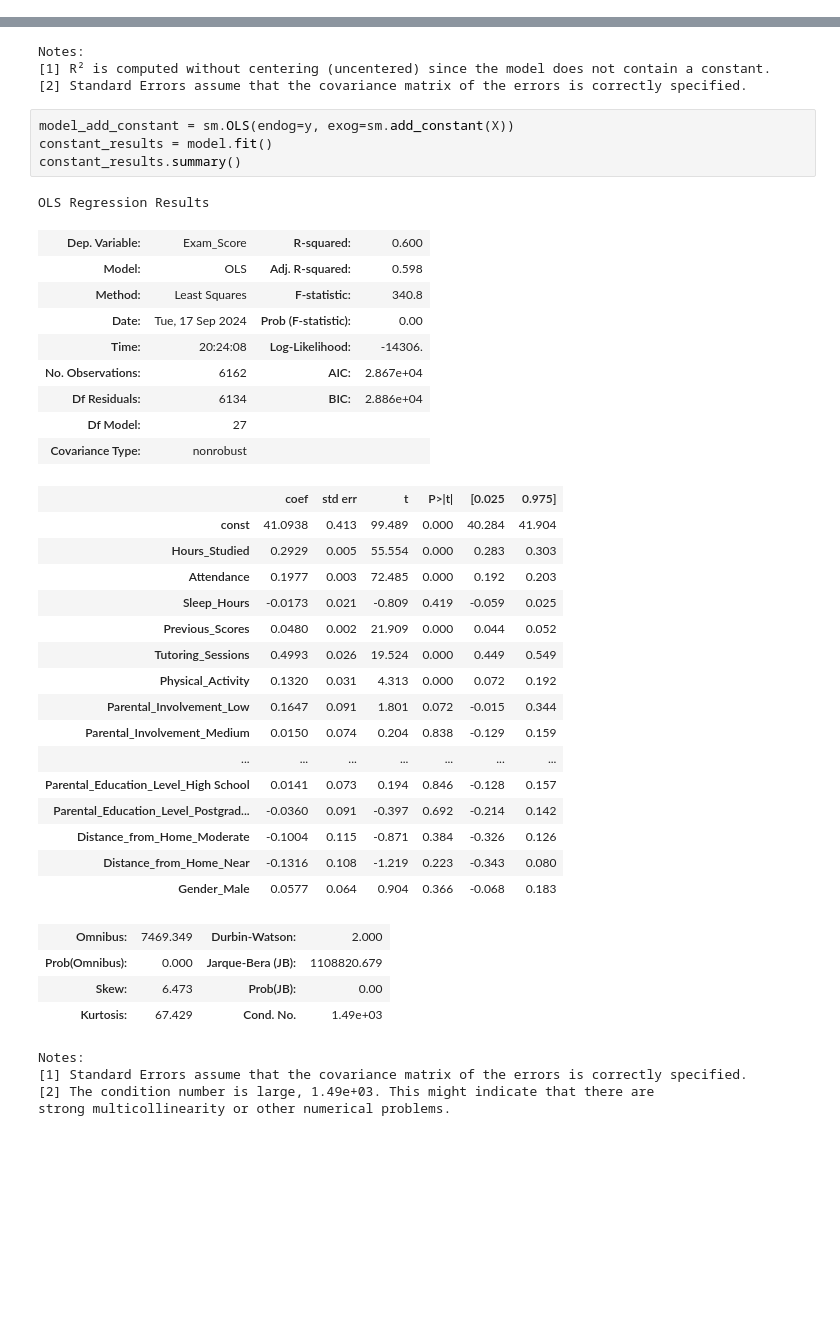
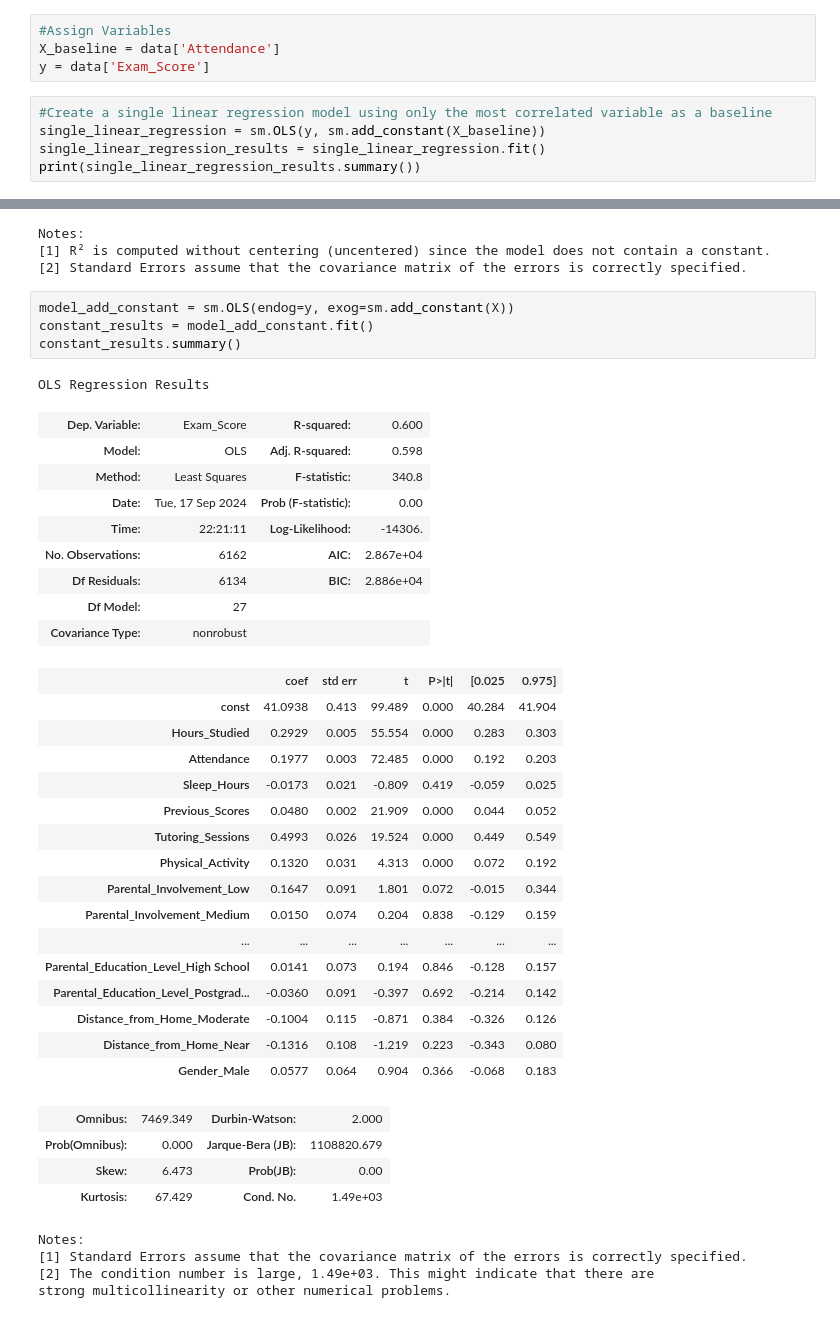
Before and after one commit to josh-g-grimes/Regression-Analysis---College-Exam-Performance, a Jupyter notebook: notebook.ipynb, the cells around one changed output, grey strips where cells are left out. Drawn from its saved outputs; the diff is of its cells as text; blank space fills up the shorter version.

Commit message:
Modeling - Build Model - Single Linear Regression

```diff
--- a/notebook.ipynb
+++ b/notebook.ipynb
@@ -43,0 +86,9 @@ numericals = data.select_dtypes(exclude='object')
+# %%
+#Assign Variables
+X_baseline = data['Attendance']
+y = data['Exam_Score']
+# %%
+#Create a single linear regression model using only the most correlated variable as a baseline
+single_linear_regression = sm.OLS(y, sm.add_constant(X_baseline))
+single_linear_regression_results = single_linear_regression.fit()
+print(single_linear_regression_results.summary())
@@ -122,15 +207,15 @@ Notes:
 [2] Standard Errors assume that the covariance matrix of the errors is correctly specified.
 # %%
 model_add_constant = sm.OLS(endog=y, exog=sm.add_constant(X))
-constant_results = model.fit()
+constant_results = model_add_constant.fit()
 constant_results.summary()
 # %% [output]
 OLS Regression Results
 | Dep. Variable: | Exam_Score | R-squared: | 0.600 |
 | Model: | OLS | Adj. R-squared: | 0.598 |
 | Method: | Least Squares | F-statistic: | 340.8 |
 | Date: | Tue, 17 Sep 2024 | Prob (F-statistic): | 0.00 |
-| Time: | 20:24:08 | Log-Likelihood: | -14306. |
+| Time: | 22:21:11 | Log-Likelihood: | -14306. |
 | No. Observations: | 6162 | AIC: | 2.867e+04 |
 | Df Residuals: | 6134 | BIC: | 2.886e+04 |
 | Df Model: | 27 |  |  |
```
Also changed, not shown: parts of 7 cells of this notebook.
